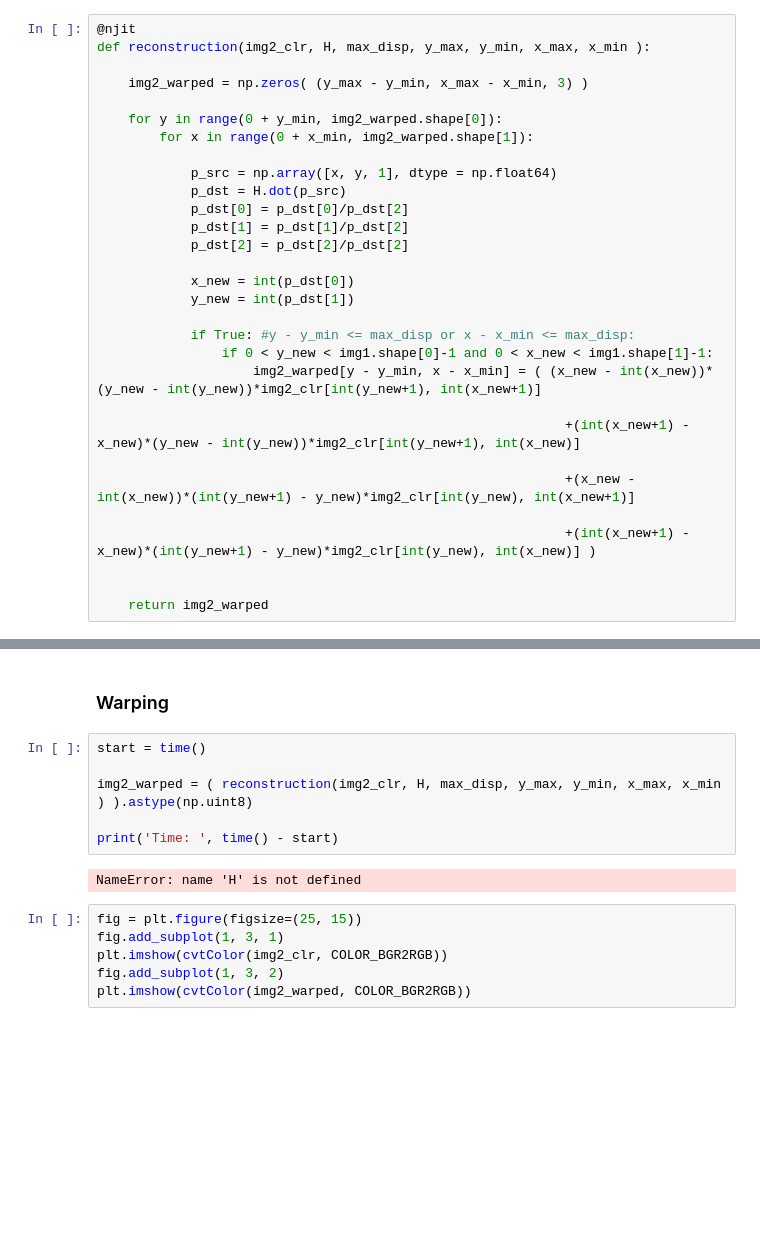
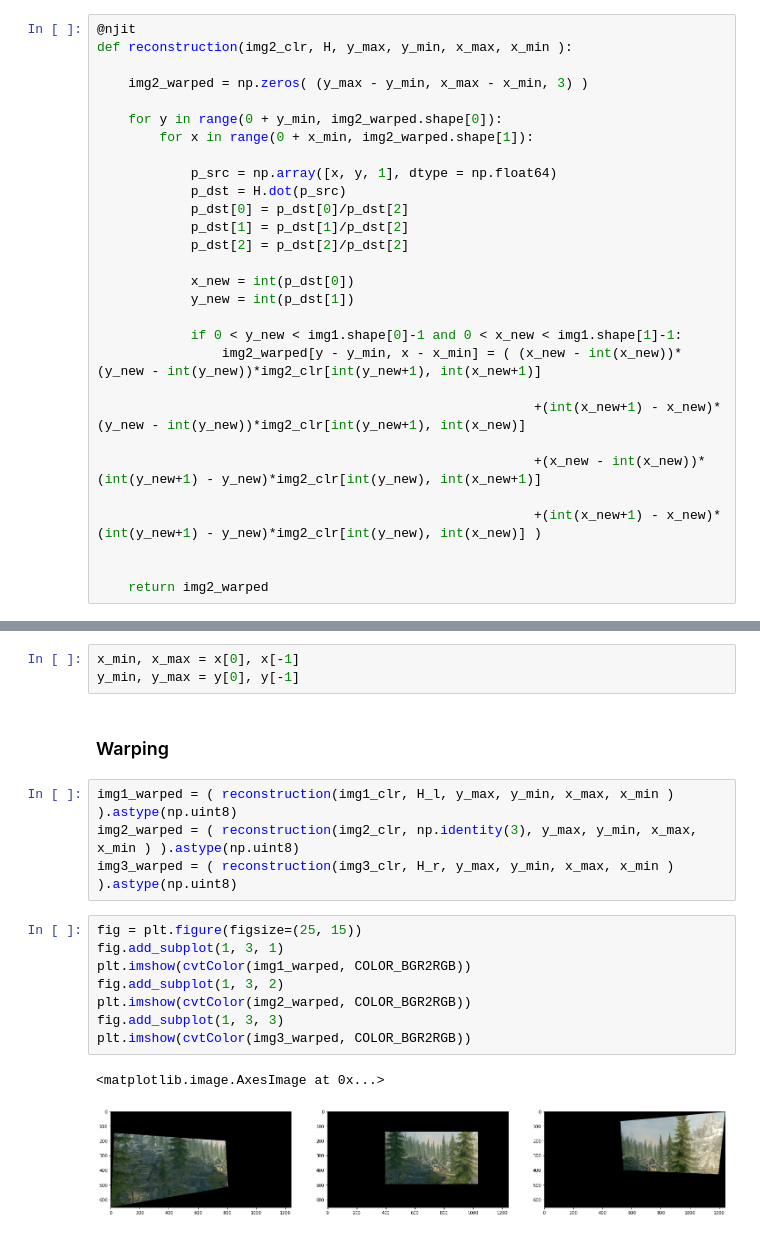
Before and after one commit to TheOceanPony/Panorama_TRWS, a Jupyter notebook: Lab4-Geometry.ipynb, the cells around one changed output, grey strips where cells are left out. Cells and saved outputs as stored; diff of their text form; blank space fills up the shorter version.

```diff
--- a/Lab4-Geometry.ipynb
+++ b/Lab4-Geometry.ipynb
@@ -100,7 +100,7 @@ def get_H(img1, img2):
     return H
 # %%
 @njit
-def reconstruction(img2_clr, H, max_disp, y_max, y_min, x_max, x_min ):
+def reconstruction(img2_clr, H, y_max, y_min, x_max, x_min ):
 
     img2_warped = np.zeros( (y_max - y_min, x_max - x_min, 3) )
 
@@ -116,15 +116,14 @@ def reconstruction(img2_clr, H, max_disp, y_max, y_min, x_max, x_min ):
             x_new = int(p_dst[0])
             y_new = int(p_dst[1])
 
-            if True: #y - y_min <= max_disp or x - x_min <= max_disp:
-                if 0 < y_new < img1.shape[0]-1 and 0 < x_new < img1.shape[1]-1:
-                    img2_warped[y - y_min, x - x_min] = ( (x_new - int(x_new))*(y_new - int(y_new))*img2_clr[int(y_new+1), int(x_new+1)]
+            if 0 < y_new < img1.shape[0]-1 and 0 < x_new < img1.shape[1]-1:
+                img2_warped[y - y_min, x - x_min] = ( (x_new - int(x_new))*(y_new - int(y_new))*img2_clr[int(y_new+1), int(x_new+1)]
 
-                                                            +(int(x_new+1) - x_new)*(y_new - int(y_new))*img2_clr[int(y_new+1), int(x_new)]
+                                                        +(int(x_new+1) - x_new)*(y_new - int(y_new))*img2_clr[int(y_new+1), int(x_new)]
 
-                                                            +(x_new - int(x_new))*(int(y_new+1) - y_new)*img2_clr[int(y_new), int(x_new+1)]
+                                                        +(x_new - int(x_new))*(int(y_new+1) - y_new)*img2_clr[int(y_new), int(x_new+1)]
 
-                                                            +(int(x_new+1) - x_new)*(int(y_new+1) - y_new)*img2_clr[int(y_new), int(x_new)] )
+                                                        +(int(x_new+1) - x_new)*(int(y_new+1) - y_new)*img2_clr[int(y_new), int(x_new)] )
 
 
     return img2_warped
@@ -239,19 +238,23 @@ x, y
 # %% [output]
 ([-396, -373, 0, 0, 123, 145, 392, 411, 640, 640, 798, 845],
  [-137, -71, 0, 0, 8, 62, 263, 293, 360, 360, 378, 518])
+# %%
+x_min, x_max = x[0], x[-1]
+y_min, y_max = y[0], y[-1]
 # %% [markdown]
 ### Warping
-# %%
-start = time()
-
-img2_warped = ( reconstruction(img2_clr, H, max_disp, y_max, y_min, x_max, x_min ) ).astype(np.uint8)
-
-print('Time: ', time() - start)
-# %% [output]
-NameError: name 'H' is not defined
+# %%
+img1_warped = ( reconstruction(img1_clr, H_l, y_max, y_min, x_max, x_min ) ).astype(np.uint8)
+img2_warped = ( reconstruction(img2_clr, np.identity(3), y_max, y_min, x_max, x_min ) ).astype(np.uint8)
+img3_warped = ( reconstruction(img3_clr, H_r, y_max, y_min, x_max, x_min ) ).astype(np.uint8)
 # %%
 fig = plt.figure(figsize=(25, 15))
 fig.add_subplot(1, 3, 1)
-plt.imshow(cvtColor(img2_clr, COLOR_BGR2RGB))
+plt.imshow(cvtColor(img1_warped, COLOR_BGR2RGB))
 fig.add_subplot(1, 3, 2)
 plt.imshow(cvtColor(img2_warped, COLOR_BGR2RGB))
+fig.add_subplot(1, 3, 3)
+plt.imshow(cvtColor(img3_warped, COLOR_BGR2RGB))
+# %% [output]
+<matplotlib.image.AxesImage at 0x...>
+[figure, added]
```
Also changed, not shown: parts of 5 cells of this notebook.
